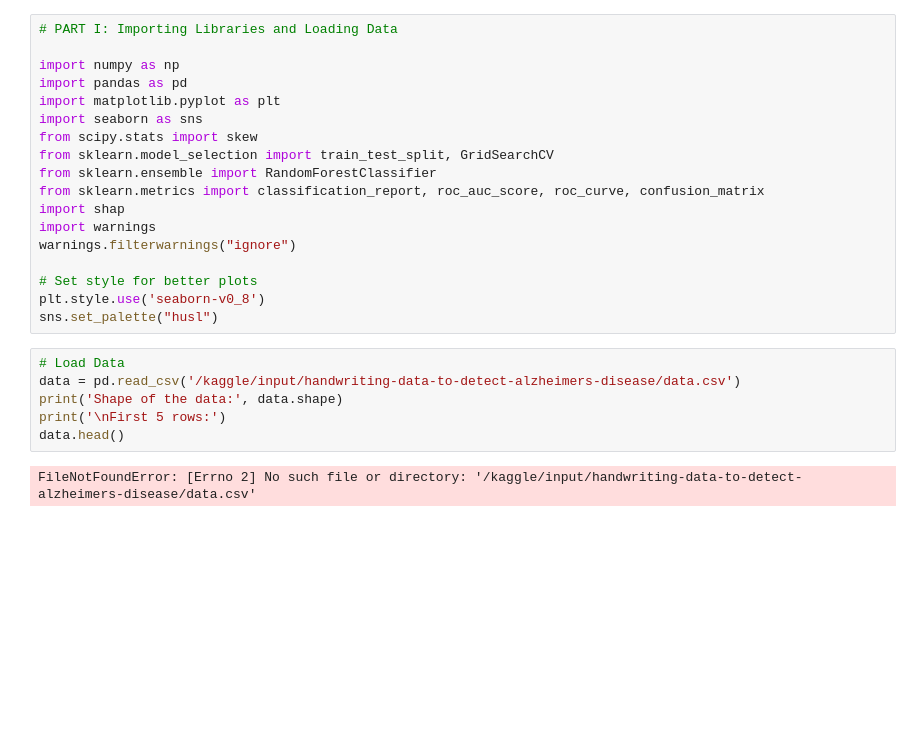
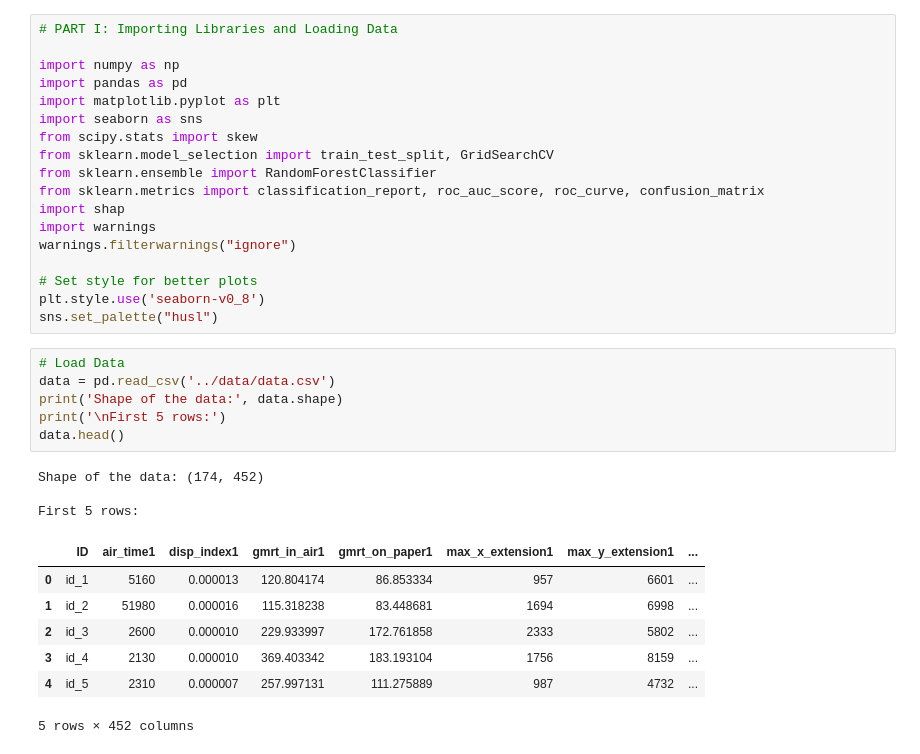
Before and after one commit to Insaf-Finser/alzhiemers, a Jupyter notebook: notebooks/01eda.ipynb, the cells around one changed output. Cells and saved outputs as stored; diff of their text form; blank space fills up the shorter version.

```diff
--- a/notebooks/01eda.ipynb
+++ b/notebooks/01eda.ipynb
@@ -18,12 +18,21 @@ plt.style.use('seaborn-v0_8')
 sns.set_palette("husl")
 # %%
 # Load Data
-data = pd.read_csv('/kaggle/input/handwriting-data-to-detect-alzheimers-disease/data.csv')
+data = pd.read_csv('../data/data.csv')
 print('Shape of the data:', data.shape)
 print('\nFirst 5 rows:')
 data.head()
 # %% [output]
-FileNotFoundError: [Errno 2] No such file or directory: '/kaggle/input/handwriting-data-to-detect-alzheimers-disease/data.csv'
+Shape of the data: (174, 452)
+
+First 5 rows:
+|  | ID | air_time1 | disp_index1 | gmrt_in_air1 | gmrt_on_paper1 | max_x_extension1 | max_y_extension1 | ... |
+| 0 | id_1 | 5160 | 0.000013 | 120.804174 | 86.853334 | 957 | 6601 | ... |
+| 1 | id_2 | 51980 | 0.000016 | 115.318238 | 83.448681 | 1694 | 6998 | ... |
+| 2 | id_3 | 2600 | 0.000010 | 229.933997 | 172.761858 | 2333 | 5802 | ... |
+| 3 | id_4 | 2130 | 0.000010 | 369.403342 | 183.193104 | 1756 | 8159 | ... |
+| 4 | id_5 | 2310 | 0.000007 | 257.997131 | 111.275889 | 987 | 4732 | ... |
+5 rows × 452 columns
 # %%
 # PART II: Data Overview, Cleaning and Exploration
 
```
Also changed, not shown: parts of 8 cells of this notebook, 5 other files.
